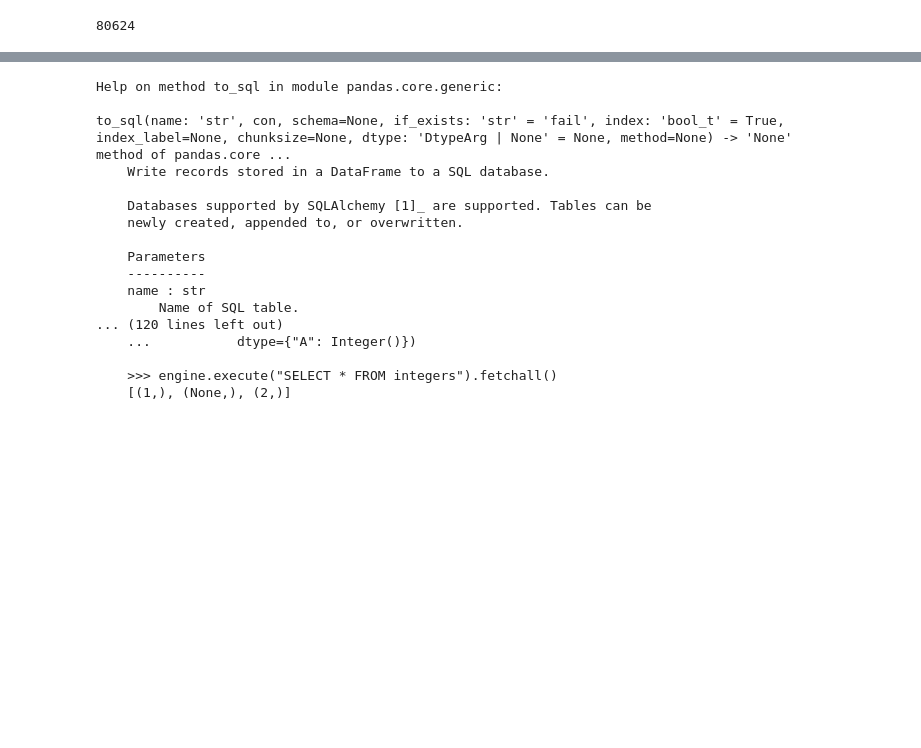
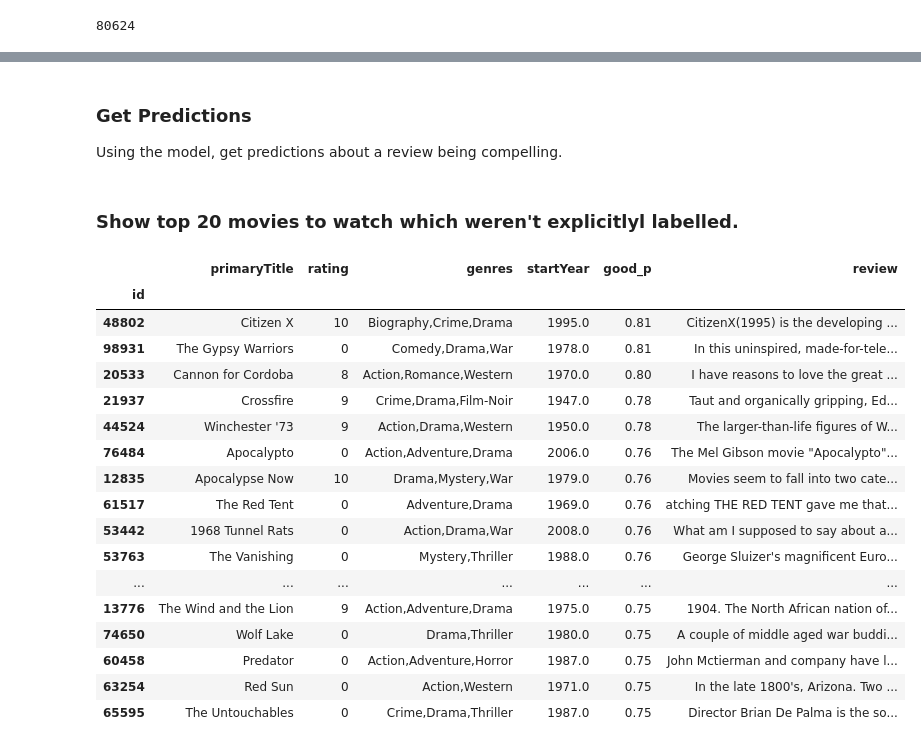
Before and after one commit to castle8080/castle_analysis, a Jupyter notebook: movie_al/04.ALWantToWatchTraining.ipynb, the cells around one changed output, grey strips where cells are left out. Drawn from its saved outputs; the diff is of its cells as text; code cells hidden in the pictures; blank space fills up the shorter version.

```diff
--- a/movie_al/04.ALWantToWatchTraining.ipynb
+++ b/movie_al/04.ALWantToWatchTraining.ipynb
@@ -305,20 +309,0 @@ lbl_manager.labels.to_sql(label_table, db, if_exists = 'replace')
-# %%
-help(lbl_manager.labels.to_sql)
-# %% [output]
-Help on method to_sql in module pandas.core.generic:
-
-to_sql(name: 'str', con, schema=None, if_exists: 'str' = 'fail', index: 'bool_t' = True, index_label=None, chunksize=None, dtype: 'DtypeArg | None' = None, method=None) -> 'None' method of pandas.core ...
-    Write records stored in a DataFrame to a SQL database.
-
-    Databases supported by SQLAlchemy [1]_ are supported. Tables can be
-    newly created, appended to, or overwritten.
-
-    Parameters
-    ----------
-    name : str
-        Name of SQL table.
-... (120 lines left out)
-    ...           dtype={"A": Integer()})
-
-    >>> engine.execute("SELECT * FROM integers").fetchall()
-    [(1,), (None,), (2,)]
@@ -334,0 +310,4 @@ learner.teach(X_pool[query_idx], y_new)
+# %% [markdown]
+### Get Predictions
+
+Using the model, get predictions about a review being compelling.
@@ -334,0 +329,23 @@ learner.teach(X_pool[query_idx], y_new)
+# %% [markdown]
+### Show top 20 movies to watch which weren't explicitlyl labelled.
+# %%
+reviews_wp[reviews_wp.wanted.isnull()][['primaryTitle', 'rating', 'genres', 'startYear', 'good_p', 'review']].head(20)
+# %% [output]
+|  | primaryTitle | rating | genres | startYear | good_p | review |
+| id |  |  |  |  |  |  |
+| 48802 | Citizen X | 10 | Biography,Crime,Drama | 1995.0 | 0.81 | CitizenX(1995) is the developing ... |
+| 98931 | The Gypsy Warriors | 0 | Comedy,Drama,War | 1978.0 | 0.81 | In this uninspired, made-for-tele... |
+| 20533 | Cannon for Cordoba | 8 | Action,Romance,Western | 1970.0 | 0.80 | I have reasons to love the great ... |
+| 21937 | Crossfire | 9 | Crime,Drama,Film-Noir | 1947.0 | 0.78 | Taut and organically gripping, Ed... |
+| 44524 | Winchester '73 | 9 | Action,Drama,Western | 1950.0 | 0.78 | The larger-than-life figures of W... |
+| 76484 | Apocalypto | 0 | Action,Adventure,Drama | 2006.0 | 0.76 | The Mel Gibson movie "Apocalypto"... |
+| 12835 | Apocalypse Now | 10 | Drama,Mystery,War | 1979.0 | 0.76 | Movies seem to fall into two cate... |
+| 61517 | The Red Tent | 0 | Adventure,Drama | 1969.0 | 0.76 | atching THE RED TENT gave me that... |
+| 53442 | 1968 Tunnel Rats | 0 | Action,Drama,War | 2008.0 | 0.76 | What am I supposed to say about a... |
+| 53763 | The Vanishing | 0 | Mystery,Thriller | 1988.0 | 0.76 | George Sluizer's magnificent Euro... |
+| ... | ... | ... | ... | ... | ... | ... |
+| 13776 | The Wind and the Lion | 9 | Action,Adventure,Drama | 1975.0 | 0.75 | 1904. The North African nation of... |
+| 74650 | Wolf Lake | 0 | Drama,Thriller | 1980.0 | 0.75 | A couple of middle aged war buddi... |
+| 60458 | Predator | 0 | Action,Adventure,Horror | 1987.0 | 0.75 | John Mctierman and company have l... |
+| 63254 | Red Sun | 0 | Action,Western | 1971.0 | 0.75 | In the late 1800's, Arizona. Two ... |
+| 65595 | The Untouchables | 0 | Crime,Drama,Thriller | 1987.0 | 0.75 | Director Brian De Palma is the so... |
```
Also changed, not shown: parts of 35 cells of this notebook, 1 other file.
